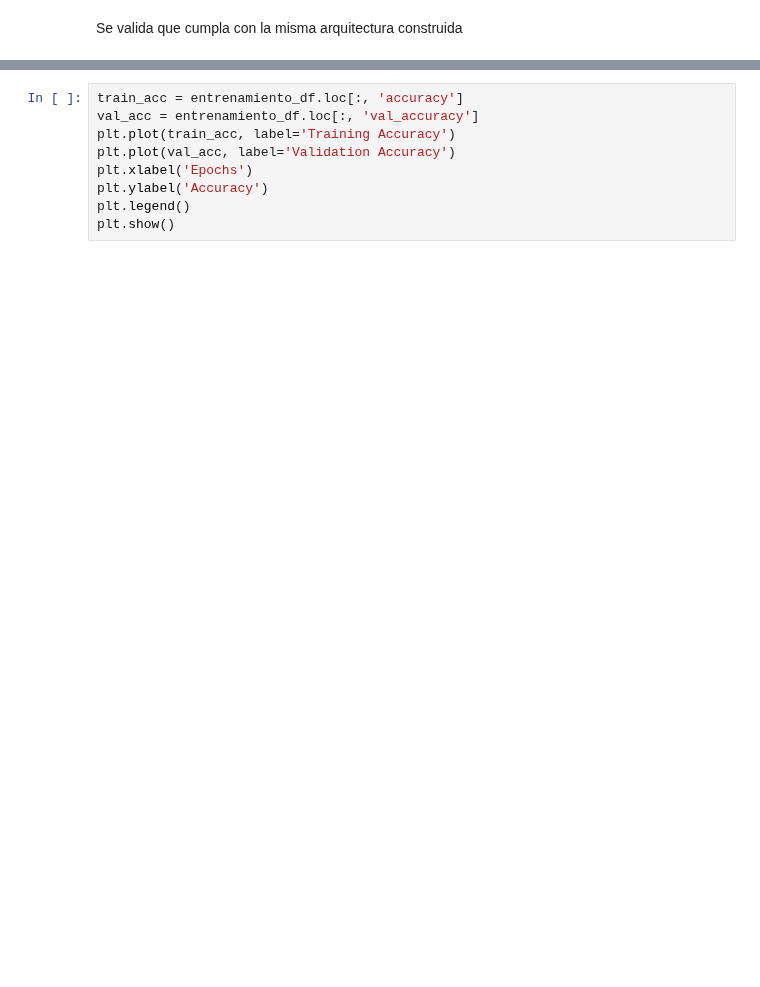
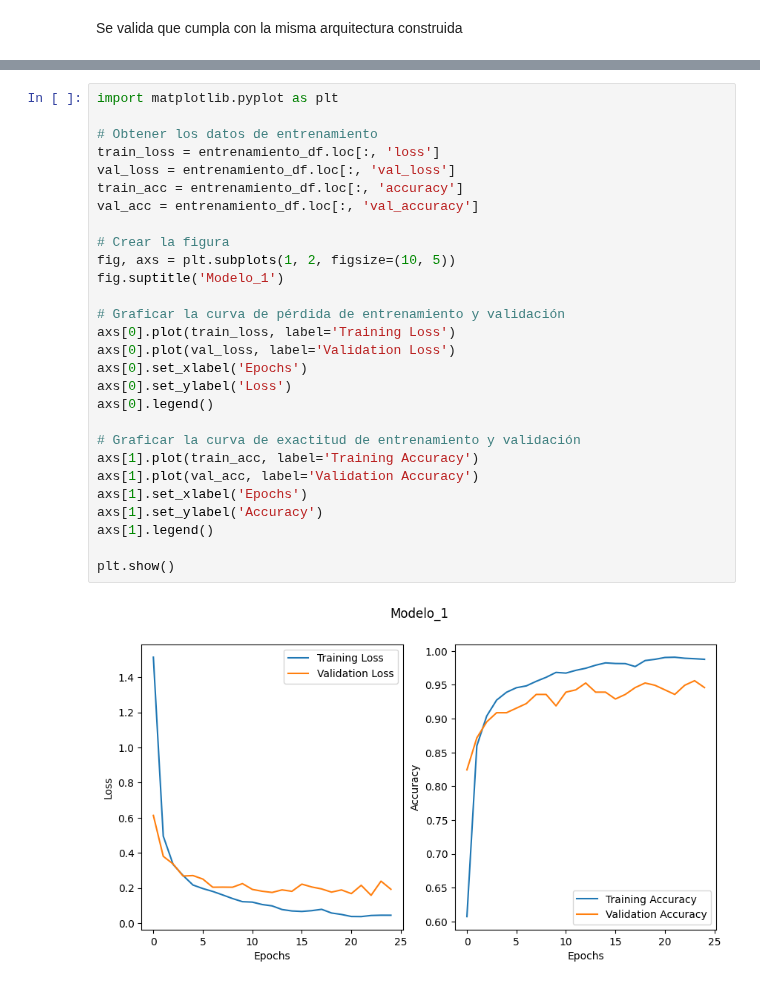
Before and after one commit to jsebastianquiroga/DEEP_LEARNING_PUJ, a Jupyter notebook: Traffic_sign/notebook/Taller_2_Caicedo_García_Quiroga.ipynb, the cells around one changed output, grey strips where cells are left out. Drawn from its saved outputs; the diff is of its cells as text; blank space fills up the shorter version.

```diff
--- a/Traffic_sign/notebook/Taller_2_Caicedo_García_Quiroga.ipynb
+++ b/Traffic_sign/notebook/Taller_2_Caicedo_García_Quiroga.ipynb
@@ -615,11 +638,32 @@ loaded_rnn_model.summary()
-# %%
-train_acc = entrenamiento_df.loc[:, 'accuracy']
-val_acc = entrenamiento_df.loc[:, 'val_accuracy']
-plt.plot(train_acc, label='Training Accuracy')
-plt.plot(val_acc, label='Validation Accuracy')
-plt.xlabel('Epochs')
-plt.ylabel('Accuracy')
-plt.legend()
-plt.show()
+# %%
+import matplotlib.pyplot as plt
+
+# Obtener los datos de entrenamiento
+train_loss = entrenamiento_df.loc[:, 'loss']
+val_loss = entrenamiento_df.loc[:, 'val_loss']
+train_acc = entrenamiento_df.loc[:, 'accuracy']
+val_acc = entrenamiento_df.loc[:, 'val_accuracy']
+
+# Crear la figura
+fig, axs = plt.subplots(1, 2, figsize=(10, 5))
+fig.suptitle('Modelo_1')
+
+# Graficar la curva de pérdida de entrenamiento y validación
+axs[0].plot(train_loss, label='Training Loss')
+axs[0].plot(val_loss, label='Validation Loss')
+axs[0].set_xlabel('Epochs')
+axs[0].set_ylabel('Loss')
+axs[0].legend()
+
+# Graficar la curva de exactitud de entrenamiento y validación
+axs[1].plot(train_acc, label='Training Accuracy')
+axs[1].plot(val_acc, label='Validation Accuracy')
+axs[1].set_xlabel('Epochs')
+axs[1].set_ylabel('Accuracy')
+axs[1].legend()
+
+plt.show()
+# %% [output]
+[figure, added]
 # %%
 test_loss, test_acc = loaded_model.evaluate(test_generator)
```
Also changed, not shown: parts of 13 cells of this notebook.
